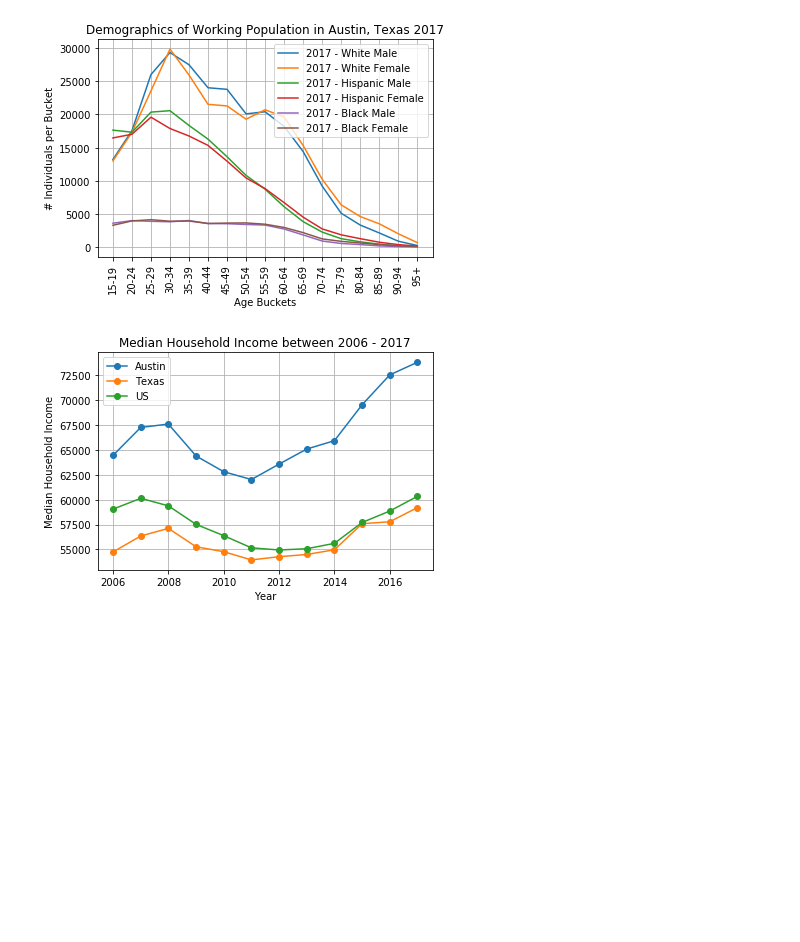
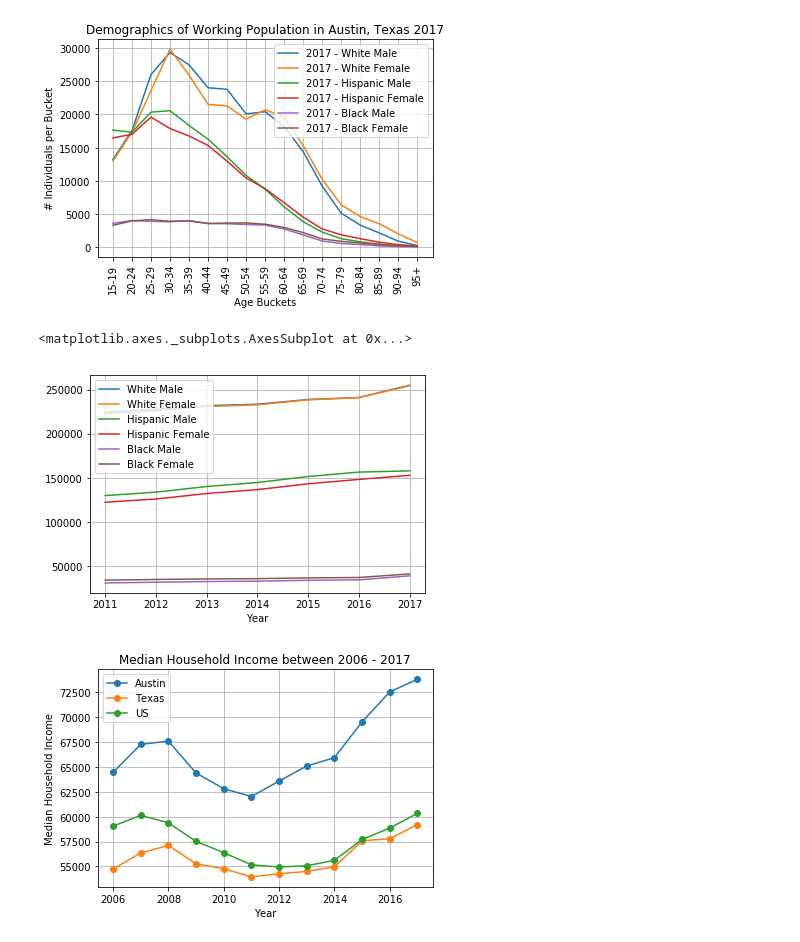
Before and after one commit to aktavern/Project-1, a Jupyter notebook: Project 1 - Final Data Analysis.ipynb, the cells around one changed output. Cells and saved outputs as stored; diff of their text form; code cells hidden in the pictures; blank space fills up the shorter version.

```diff
--- a/Project 1 - Final Data Analysis.ipynb
+++ b/Project 1 - Final Data Analysis.ipynb
@@ -230,5 +201,15 @@ plt.grid()
 # %% [output]
 [figure]
+# %%
+age_grouped = working_pop.groupby(["Age"])
+year_grouped = working_pop.groupby(["Year"])
+year_total = year_grouped[["White Male","White Female","Hispanic Male",
+                         "Hispanic Female", "Black Male",
+                         "Black Female"]].sum()
+year_total.plot(grid=True)
+# %% [output]
+<matplotlib.axes._subplots.AxesSubplot at 0x...>
+[figure, added]
 # %%
 # charts on wage distribution over time
 
```
Also changed, not shown: parts of 6 cells of this notebook.
